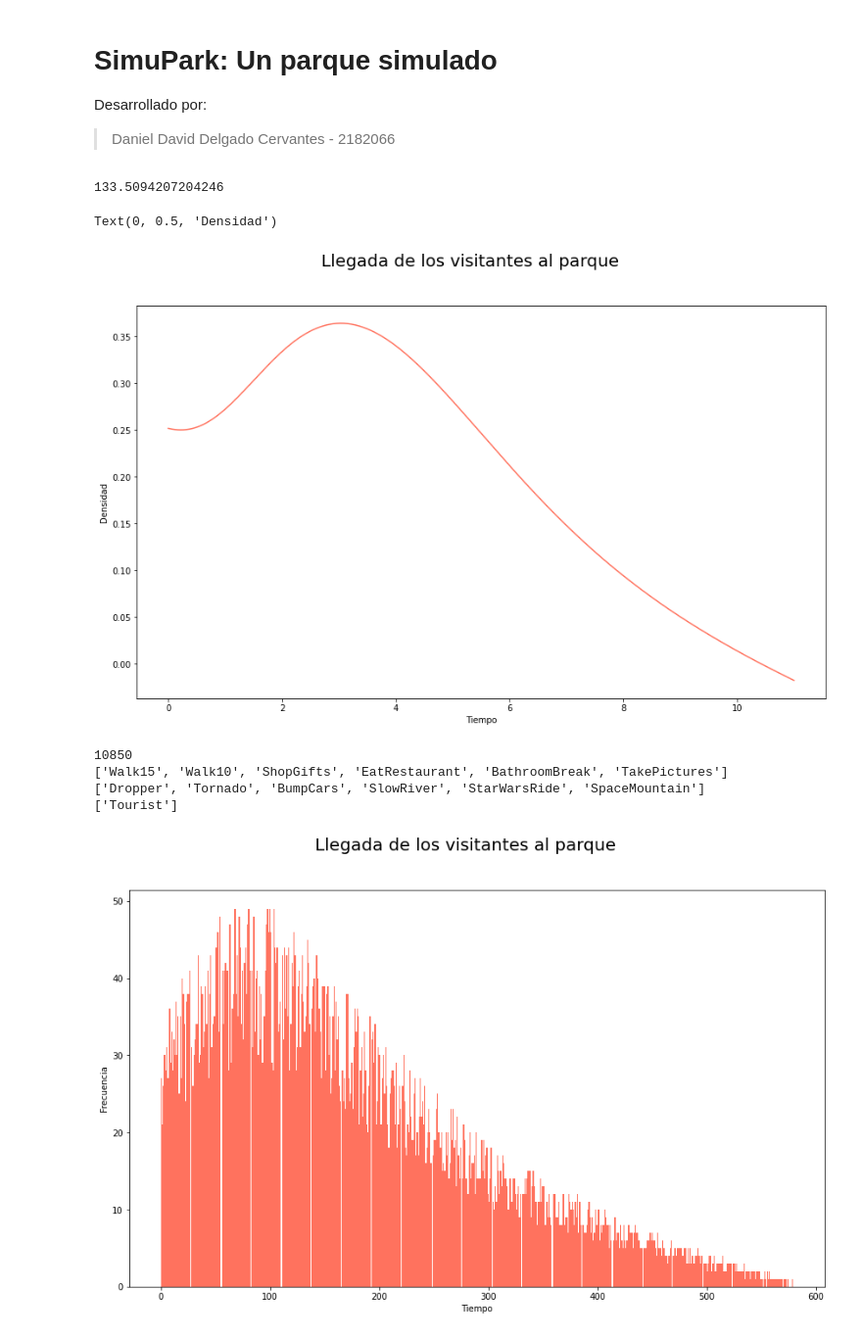
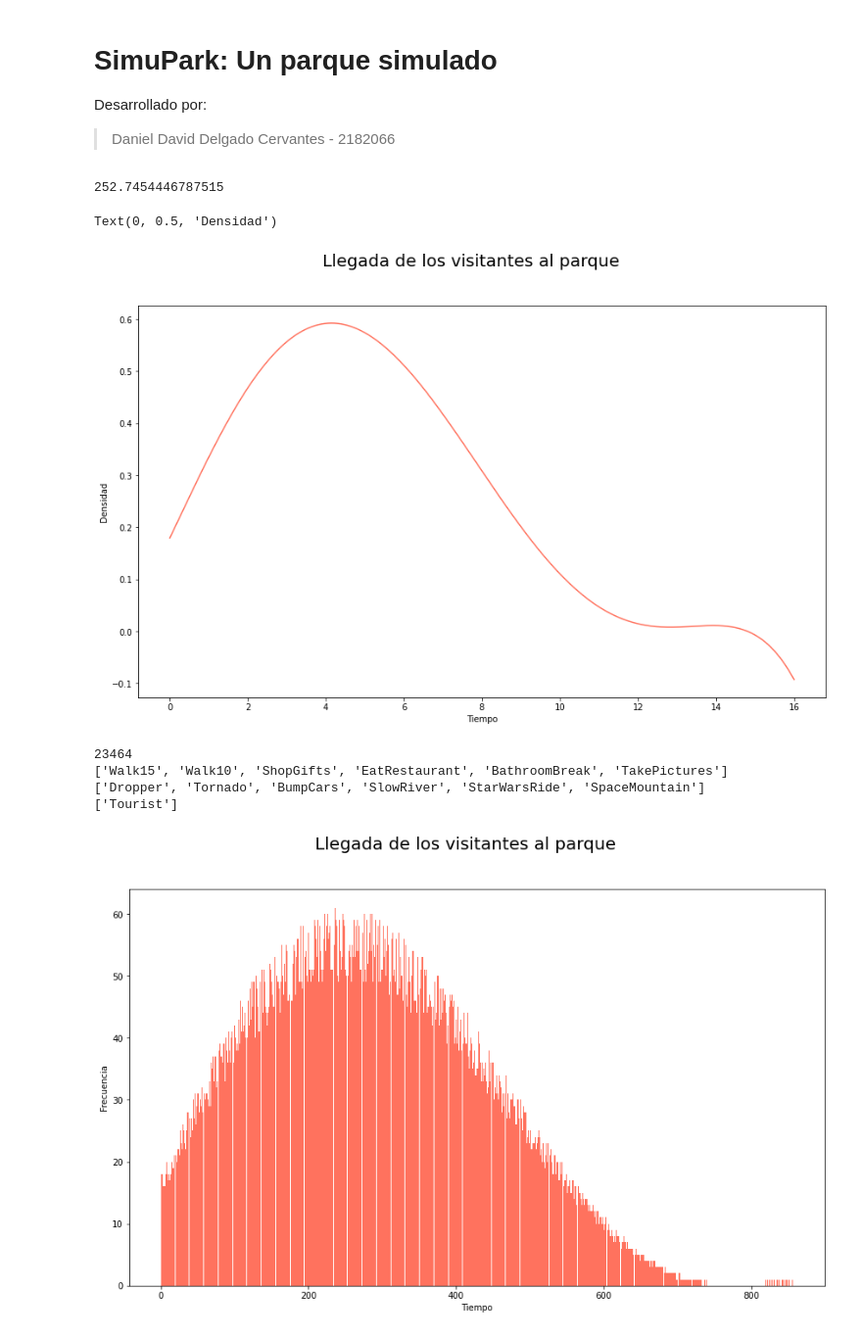
Before and after one commit to MrDahaniel/SimuPark, a Jupyter notebook: Parque.ipynb, the cells around one changed output. Shown at 98% size. Drawn from its saved outputs; the diff is of its cells as text; code cells hidden in the pictures.

```diff
--- a/Parque.ipynb
+++ b/Parque.ipynb
@@ -12,9 +12,9 @@ import pandas as pd
 fig = gcf()
 fig.set_size_inches(14.5, 8.5)
 
-x = np.linspace(0, 11, 11*60)
+x = np.linspace(0, 16, 16*60)
 k = 5
-fn = lambda x, k: (np.power(x + 30/60, k-1) * np.exp(-x - 30/60) / gamma(k)) - (x-10)/40
+fn = lambda x, k:  (0.374974200206538 + 1.18610051004199 * ((x+1) ** 1 ) + 0.328707107843164 * ((x+1) ** 2 ) + -0.104475271890136 * ((x+1) ** 3 ) + 0.00811912062395833 * ((x+1) ** 4 ) + -0.00019811264586807 * ((x+1) ** 5 )) / 10
 print(sum(fn(x, k)))
 
 plot(x, fn(x,k), color='#ff725e')
@@ -22,41 +22,41 @@ fig.suptitle('Llegada de los visitantes al parque', fontsize = 20)
 xlabel('Tiempo')
 ylabel('Densidad')
 # %% [output]
-133.5094207204246
+252.7454446787515
 Text(0, 0.5, 'Densidad')
-[figure, old version]
+[figure, new version]
 # %%
 from simuPark.park import Activity, Attraction, Park
 from simuPark.person import Person, Archetype
 import random
 
 park = Park(
-    function=fn
+    fn=fn
 )
 
-park.startDayBase(10000)
+park.startDayBase(20000)
 # %%
 print(len(park.guests))
 
 y = [guest.arrivalTime for guest in park.guests]
 
 fig = figure()
 fig.set_size_inches(14.5, 8.5)
-hist(y, color="#ff725e", bins=600);
+hist(y, color="#ff725e", bins=900);
 fig.suptitle('Llegada de los visitantes al parque', fontsize = 20)
 xlabel('Tiempo')
 ylabel('Frecuencia')
 
 
 print([i.name for i in park.activities])
 print([i.name for i in park.attractions])
 print([i.name for i in park.guestArchetypes])
 # %% [output]
-10850
+23464
 ['Walk15', 'Walk10', 'ShopGifts', 'EatRestaurant', 'BathroomBreak', 'TakePictures']
 ['Dropper', 'Tornado', 'BumpCars', 'SlowRiver', 'StarWarsRide', 'SpaceMountain']
 ['Tourist']
-[figure, old version]
+[figure, new version]
 # %%
 guestData = []
 columnName = [
```
Also changed, not shown: parts of 4 cells of this notebook, 4 other files.
